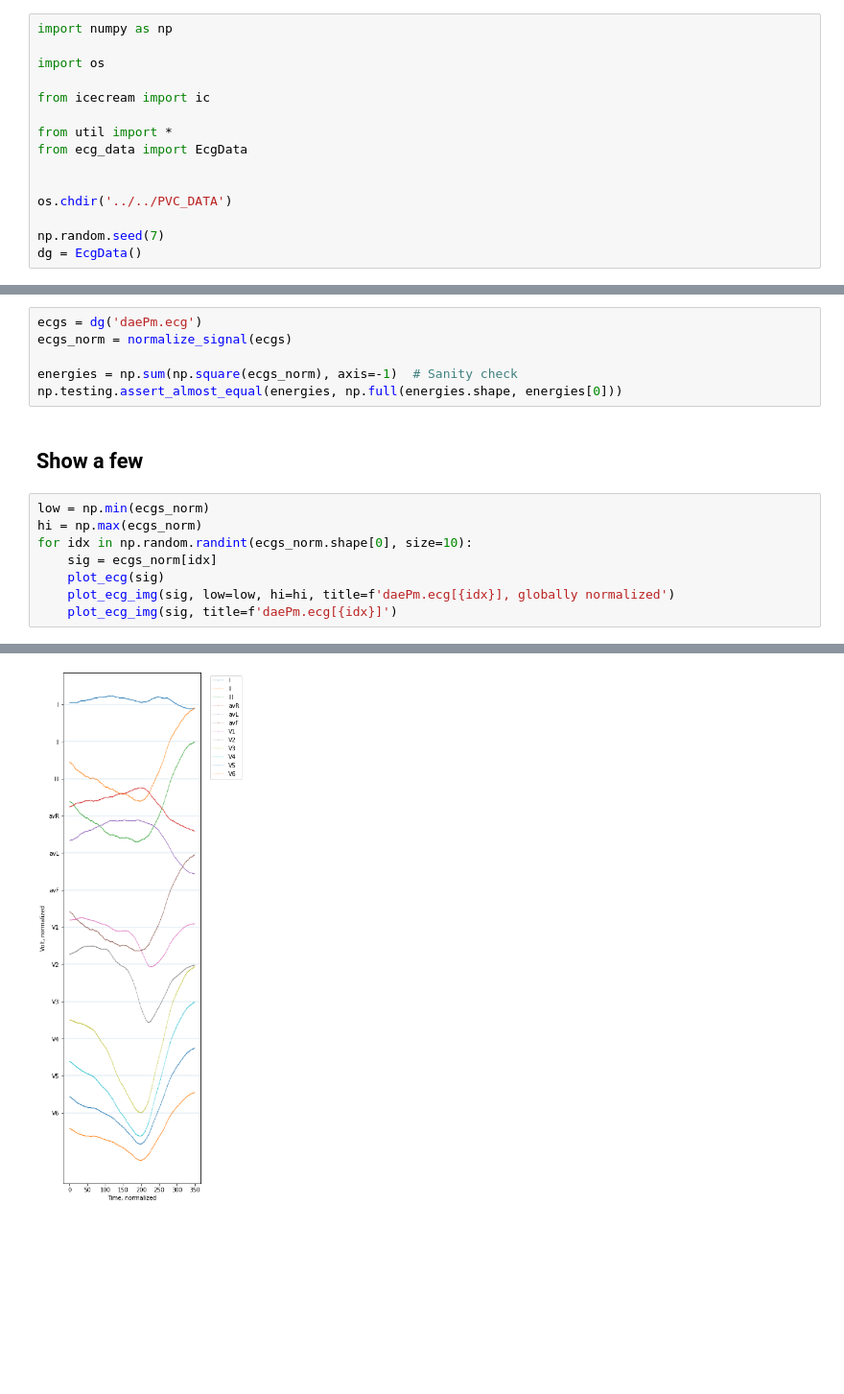
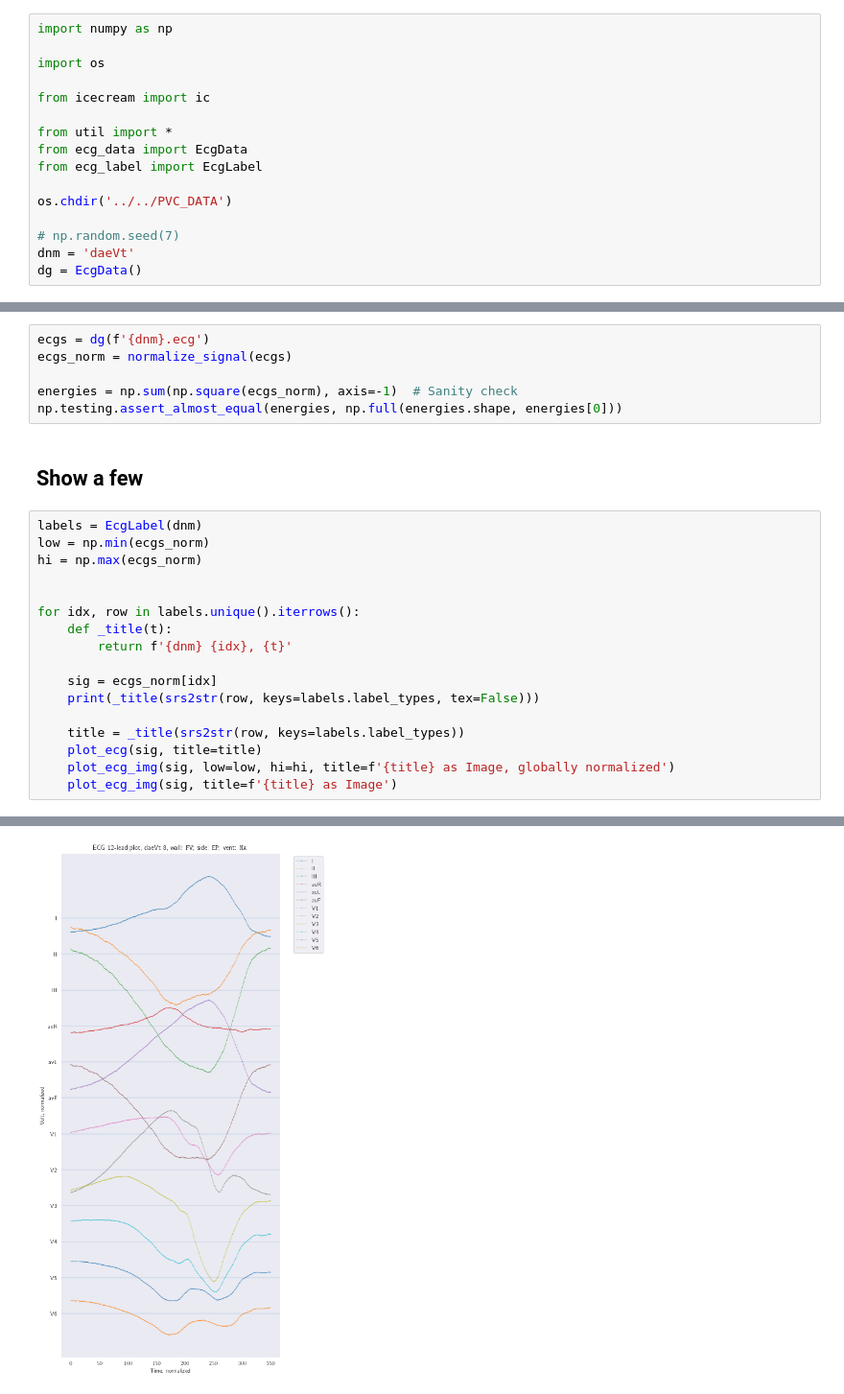
Before and after one commit to StefanHeng/ECG-PVC-Classifier, a Jupyter notebook: Feature-Representation/ecg_as_img.ipynb, the cells around one changed output, grey strips where cells are left out. Shown at 96% size. Drawn from its saved outputs; the diff is of its cells as text; blank space fills up the shorter version.

Commit message:
New: strict ECG labels output; Update: img and wavelet plot selection & styling

```diff
--- a/Feature-Representation/ecg_as_img.ipynb
+++ b/Feature-Representation/ecg_as_img.ipynb
@@ -23,16 +23,17 @@ from icecream import ic
 
 from util import *
 from ecg_data import EcgData
-
+from ecg_label import EcgLabel
 
 os.chdir('../../PVC_DATA')
 
-np.random.seed(7)
+# np.random.seed(7)
+dnm = 'daeVt'
 dg = EcgData()
 # %% [markdown]
 ### Normalize signals
 # %%
-ecgs = dg('daePm.ecg')
+ecgs = dg(f'{dnm}.ecg')
 ecgs_norm = normalize_signal(ecgs)
 
 energies = np.sum(np.square(ecgs_norm), axis=-1)  # Sanity check
@@ -40,11 +41,20 @@ np.testing.assert_almost_equal(energies, np.full(energies.shape, energies[0]))
 # %% [markdown]
 ## Show a few
 # %%
+labels = EcgLabel(dnm)
 low = np.min(ecgs_norm)
 hi = np.max(ecgs_norm)
-for idx in np.random.randint(ecgs_norm.shape[0], size=10):
+
+
+for idx, row in labels.unique().iterrows():
+    def _title(t):
+        return f'{dnm} {idx}, {t}'
+
     sig = ecgs_norm[idx]
-    plot_ecg(sig)
-    plot_ecg_img(sig, low=low, hi=hi, title=f'daePm.ecg[{idx}], globally normalized')
-    plot_ecg_img(sig, title=f'daePm.ecg[{idx}]')
+    print(_title(srs2str(row, keys=labels.label_types, tex=False)))
+
+    title = _title(srs2str(row, keys=labels.label_types))
+    plot_ecg(sig, title=title)
+    plot_ecg_img(sig, low=low, hi=hi, title=f'{title} as Image, globally normalized')
+    plot_ecg_img(sig, title=f'{title} as Image')
 # %% [output]
@@ -51 +62 @@ for idx in np.random.randint(ecgs_norm.shape[0], size=10):
-[figure, old version]
+[figure, new version]
```
Also changed, not shown: parts of 1 cell of this notebook, 6 other files.
